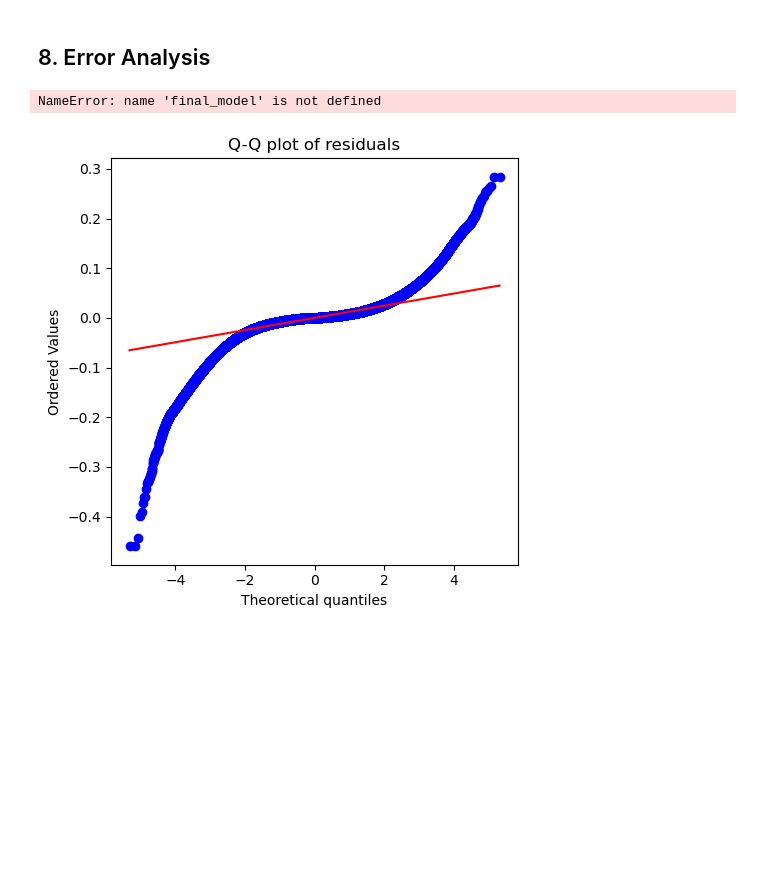
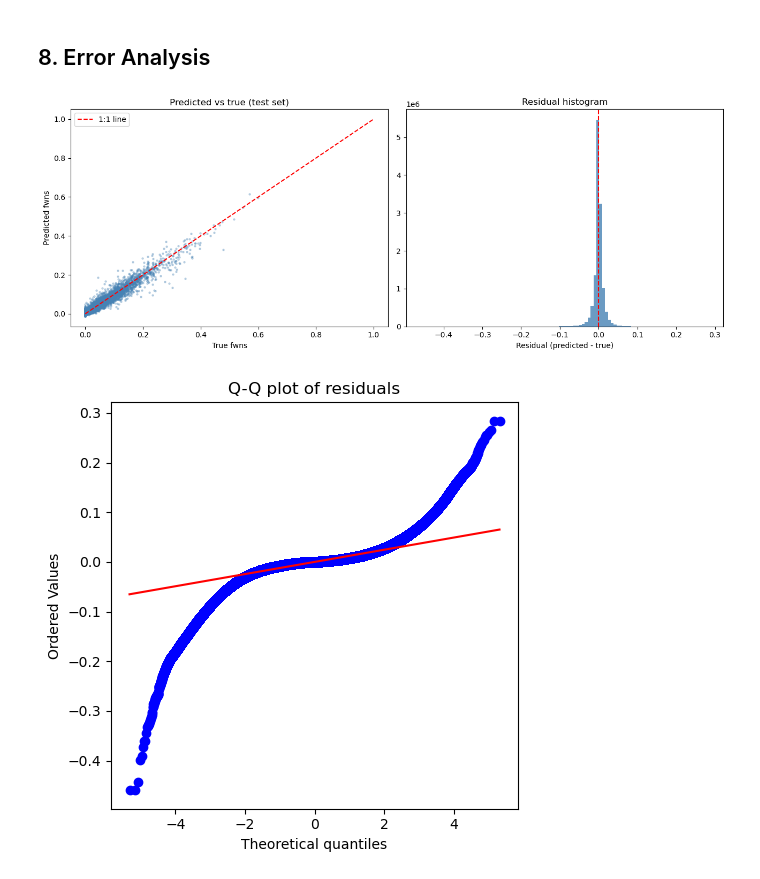
Before and after one commit to marcvem2AED/ML-framework-for-SWF-retrieval, a Jupyter notebook: 3-Model_training.ipynb, the cells around one changed output. Saved outputs shown, nothing was run; the diff lists cells and outputs as text; code cells hidden in the pictures; blank space fills up the shorter version.

```diff
--- a/3-Model_training.ipynb
+++ b/3-Model_training.ipynb
@@ -1531,33 +1550,33 @@ predictions and flagging regimes where caution is warranted.
 # %%
 # Predictions on canonical test set for error analysis
 X_err_test = df_model.loc[test_idx, FINAL_FEATURE_SET]
 y_err_true = y.loc[test_idx]
 y_err_pred = final_model.predict(X_err_test)
 residuals = y_err_pred - y_err_true.values
 
 # Scatter predicted vs true with 2D density colouring
 # Diagonal concentration = good predictions; vertical spread = high variance regime
 fig, axes = plt.subplots(1, 2, figsize=(13, 5))
 sample_n = min(10000, len(y_err_true))
 idx_s = np.random.choice(len(y_err_true), size=sample_n, replace=False)
 
-axes[0].hexbin(y_err_true.values[idx_s], y_err_pred[idx_s],
-               gridsize=60, cmap='Blues', mincnt=1)
-axes[0].plot([0, 1], [0, 1], 'r--', label='1:1')
+axes[0].scatter(y_err_true.values[idx_s], y_err_pred[idx_s],
+                alpha=0.3, s=5, color='steelblue')
+axes[0].plot([0, 1], [0, 1], 'r--', linewidth=1.5, label='1:1 line')
 axes[0].set_xlabel('True fwns')
 axes[0].set_ylabel('Predicted fwns')
 axes[0].set_title('Predicted vs true (test set)')
 axes[0].legend()
 
 # Residual histogram: look for symmetry and fat tails
 axes[1].hist(residuals, bins=100, color='steelblue', edgecolor='none', alpha=0.8)
 axes[1].axvline(0, color='red', linestyle='--')
-axes[1].set_xlabel('Residual (predicted − true)')
+axes[1].set_xlabel('Residual (predicted - true)')
 axes[1].set_title('Residual histogram')
 plt.tight_layout()
 plt.show()
 # %% [output]
-NameError: name 'final_model' is not defined
+[figure, added]
 # %%
 # Q-Q plot: if residuals are Gaussian the points fall on the diagonal;
 # curved tails indicate heavy-tailed or skewed errors
```
Also changed, not shown: parts of 12 cells of this notebook, 1 other file.
